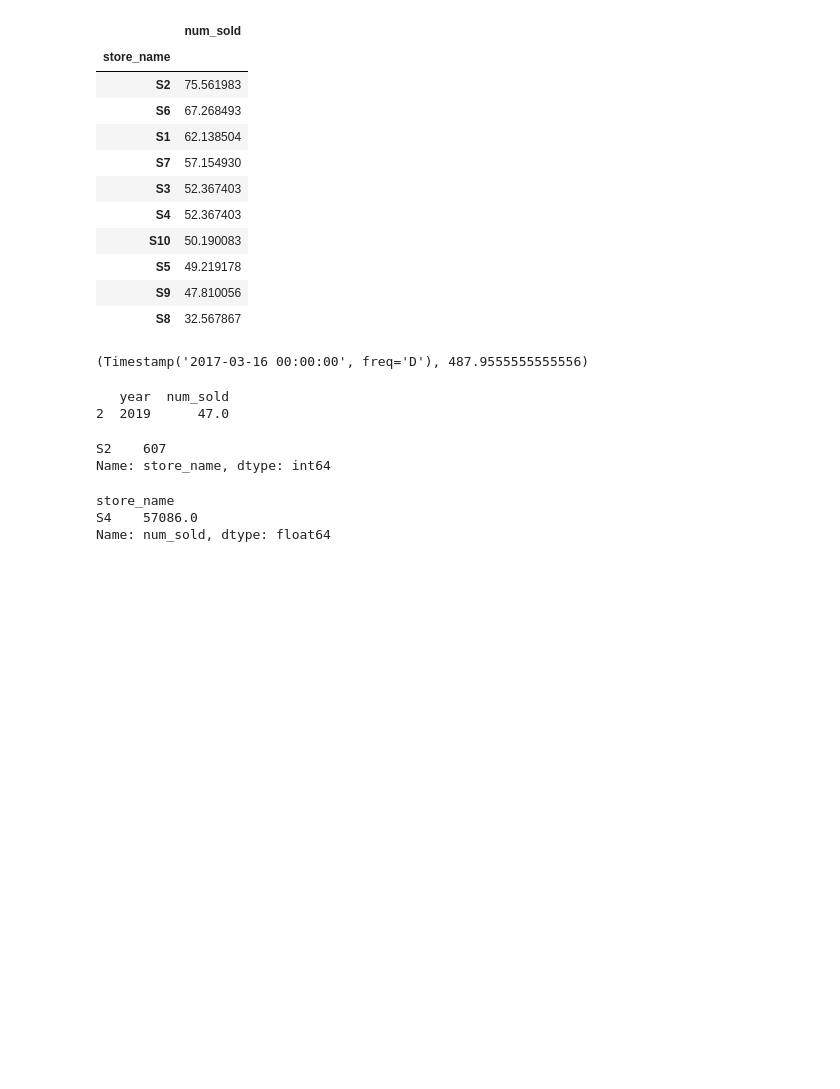
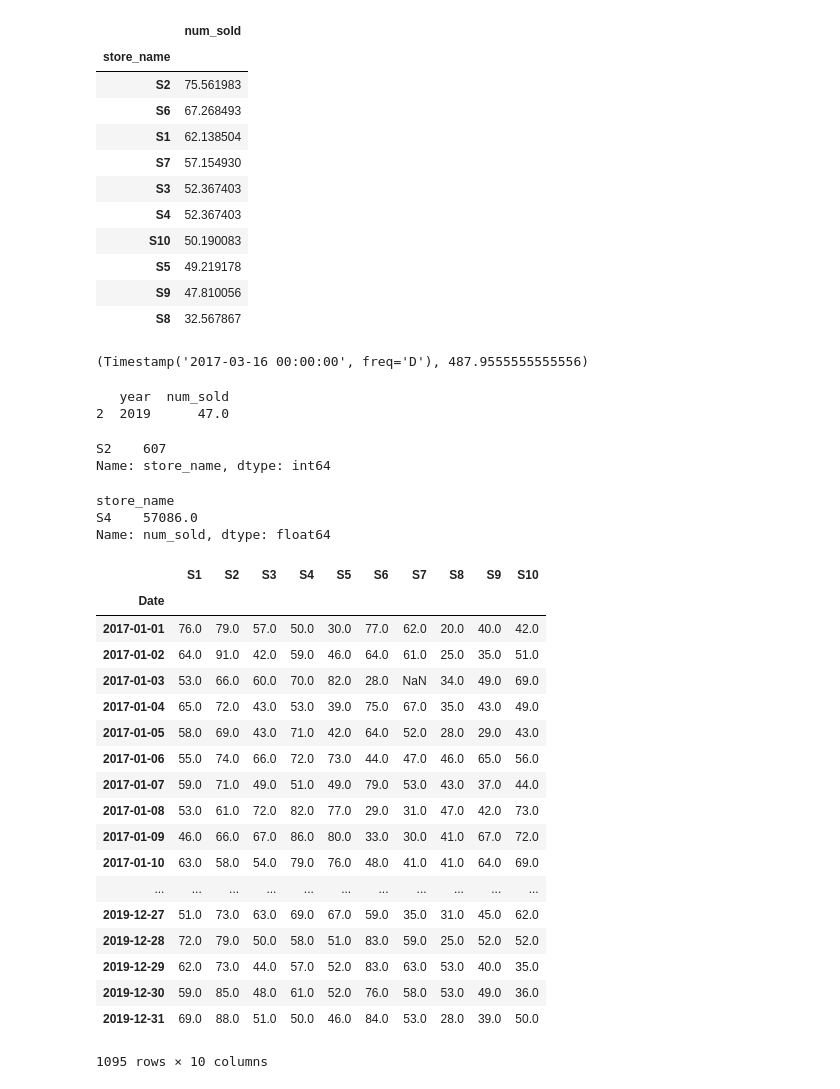
Before and after one commit to weslau/Stats-418-W20, a Jupyter notebook: hw1/q6/main notebook.ipynb, the cells around one changed output. Saved outputs shown, nothing was run; the diff lists cells and outputs as text; code cells hidden in the pictures; blank space fills up the shorter version.

```diff
--- a/hw1/q6/main notebook.ipynb
+++ b/hw1/q6/main notebook.ipynb
@@ -128,16 +128,30 @@ Name: num_sold, dtype: float64
 # %%
 # 6.6 Your program should create a file named repaired.csv in the directory hw1/q4 which
 # contains the same data as data.csv , but with “N/A” values replaced with the median
 # sale of that store, over the entire 3-year interval. Retain the header row found in
 # data.csv.
-rep = df.copy()
-rep.loc[:,'median_sales'] = rep.groupby('store_name')['num_sold'].transform(lambda x: x.median())
-rep[['store_name','median_sales']].drop_duplicates()
-rep.loc[:,'num_sold'] = rep['num_sold'].combine_first(rep['median_sales'])
-rep = rep.pivot(index='sale_date',columns='store_name',values='num_sold').reset_index()
+df2 = pd.read_csv("C:\\Users\\lauw02\\Desktop\\stats 418\\Stats-418-W20\\hw1\\q5\\data.csv")
+df2.index=df2["Date"]
+df_stores_only = df2[["S1","S2","S3","S4","S5","S6","S7","S8","S9","S10"]]
 
-# re-create the data.csv header columns for each store: s1-s10
-cols = ['sale_date']
-cols.extend(['S'+str(r+1) for r in range(10)])
-rep = rep.loc[:, cols]
-rep.to_csv('../q6/repaired.csv', index=False)
+#df_stores_only
+# %% [output]
+|  | S1 | S2 | S3 | S4 | S5 | S6 | S7 | S8 | S9 | S10 |
+| Date |  |  |  |  |  |  |  |  |  |  |
+| 2017-01-01 | 76.0 | 79.0 | 57.0 | 50.0 | 30.0 | 77.0 | 62.0 | 20.0 | 40.0 | 42.0 |
+| 2017-01-02 | 64.0 | 91.0 | 42.0 | 59.0 | 46.0 | 64.0 | 61.0 | 25.0 | 35.0 | 51.0 |
+| 2017-01-03 | 53.0 | 66.0 | 60.0 | 70.0 | 82.0 | 28.0 | NaN | 34.0 | 49.0 | 69.0 |
+| 2017-01-04 | 65.0 | 72.0 | 43.0 | 53.0 | 39.0 | 75.0 | 67.0 | 35.0 | 43.0 | 49.0 |
+| 2017-01-05 | 58.0 | 69.0 | 43.0 | 71.0 | 42.0 | 64.0 | 52.0 | 28.0 | 29.0 | 43.0 |
+| 2017-01-06 | 55.0 | 74.0 | 66.0 | 72.0 | 73.0 | 44.0 | 47.0 | 46.0 | 65.0 | 56.0 |
+| 2017-01-07 | 59.0 | 71.0 | 49.0 | 51.0 | 49.0 | 79.0 | 53.0 | 43.0 | 37.0 | 44.0 |
+| 2017-01-08 | 53.0 | 61.0 | 72.0 | 82.0 | 77.0 | 29.0 | 31.0 | 47.0 | 42.0 | 73.0 |
+| 2017-01-09 | 46.0 | 66.0 | 67.0 | 86.0 | 80.0 | 33.0 | 30.0 | 41.0 | 67.0 | 72.0 |
+| 2017-01-10 | 63.0 | 58.0 | 54.0 | 79.0 | 76.0 | 48.0 | 41.0 | 41.0 | 64.0 | 69.0 |
+| ... | ... | ... | ... | ... | ... | ... | ... | ... | ... | ... |
+| 2019-12-27 | 51.0 | 73.0 | 63.0 | 69.0 | 67.0 | 59.0 | 35.0 | 31.0 | 45.0 | 62.0 |
+| 2019-12-28 | 72.0 | 79.0 | 50.0 | 58.0 | 51.0 | 83.0 | 59.0 | 25.0 | 52.0 | 52.0 |
+| 2019-12-29 | 62.0 | 73.0 | 44.0 | 57.0 | 52.0 | 83.0 | 63.0 | 53.0 | 40.0 | 35.0 |
+| 2019-12-30 | 59.0 | 85.0 | 48.0 | 61.0 | 52.0 | 76.0 | 58.0 | 53.0 | 49.0 | 36.0 |
+| 2019-12-31 | 69.0 | 88.0 | 51.0 | 50.0 | 46.0 | 84.0 | 53.0 | 28.0 | 39.0 | 50.0 |
+1095 rows × 10 columns
```
Also changed, not shown: parts of 1 cell of this notebook, 6 other files.
